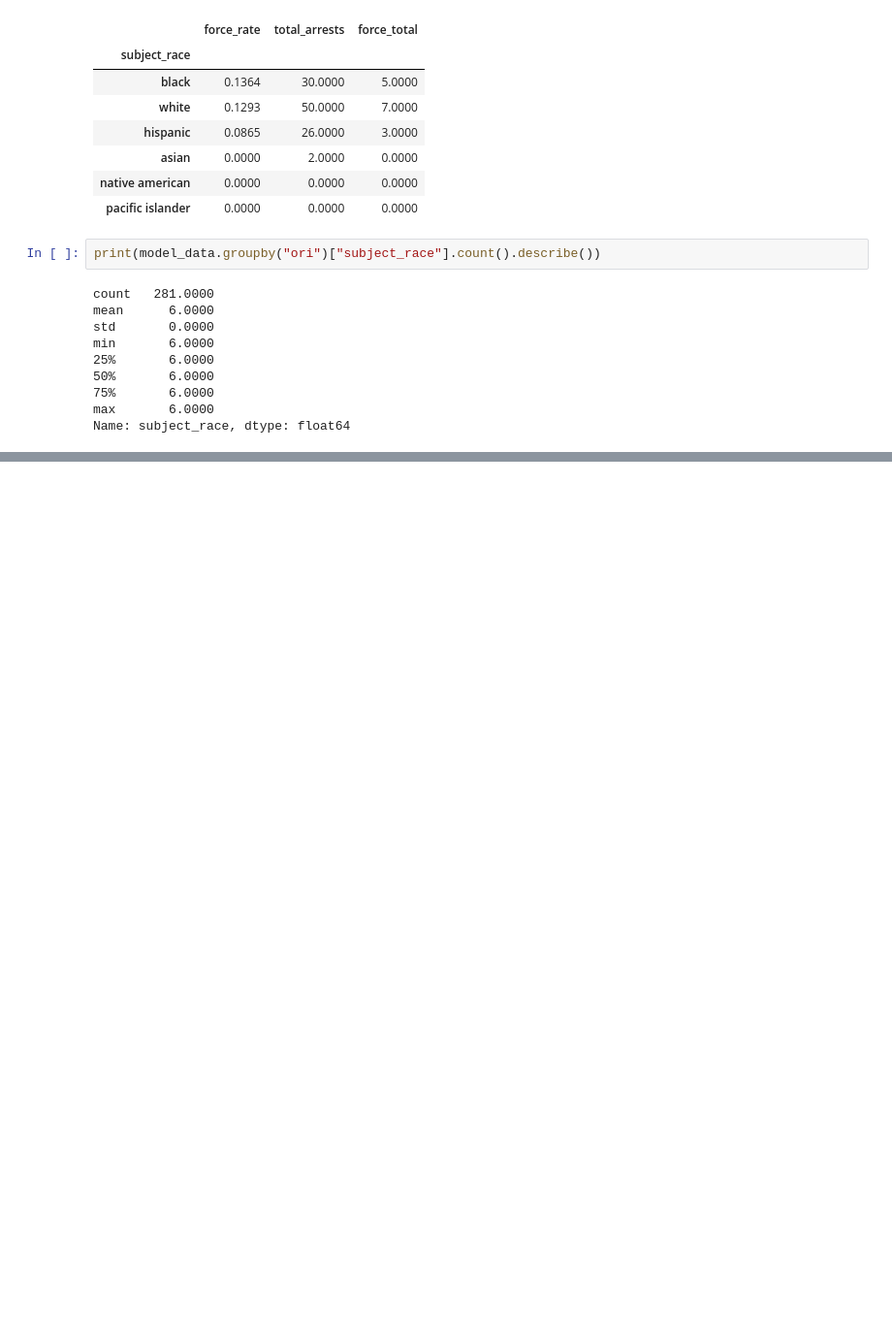
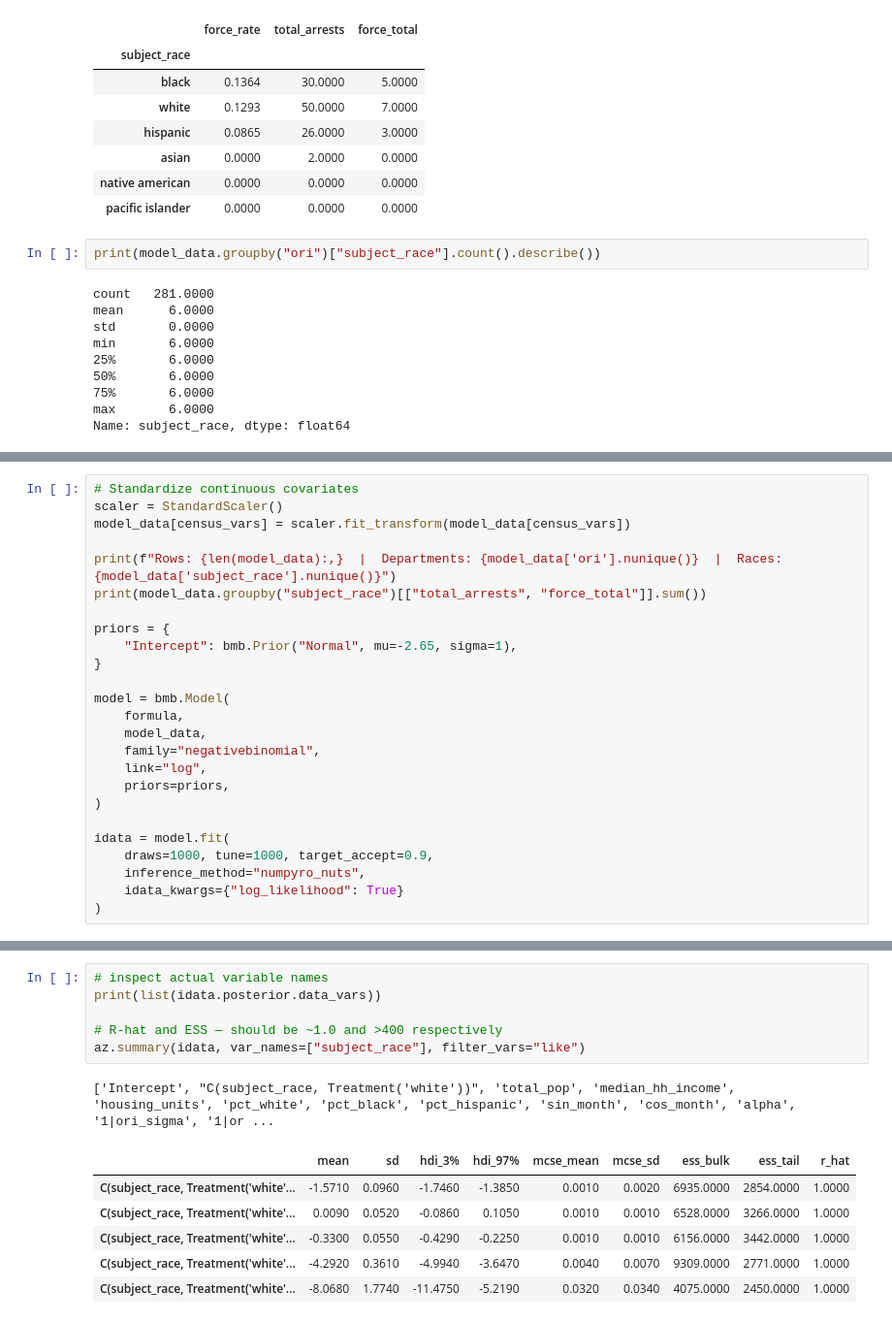
Before and after one commit to kzwang1729/UOFAnalysis, a Jupyter notebook: final_dataset_model.ipynb, the cells around one changed output, grey strips where cells are left out. Shown at 97% size. Saved outputs shown, nothing was run; the diff lists cells and outputs as text; blank space fills up the shorter version.

```diff
--- a/final_dataset_model.ipynb
+++ b/final_dataset_model.ipynb
@@ -470,0 +508,25 @@ print(f"\nObserved total:     {model_data['force_total'].sum():,.0f}")
+# %%
+# Standardize continuous covariates
+scaler = StandardScaler()
+model_data[census_vars] = scaler.fit_transform(model_data[census_vars])
+
+print(f"Rows: {len(model_data):,}  |  Departments: {model_data['ori'].nunique()}  |  Races: {model_data['subject_race'].nunique()}")
+print(model_data.groupby("subject_race")[["total_arrests", "force_total"]].sum())
+
+priors = {
+    "Intercept": bmb.Prior("Normal", mu=-2.65, sigma=1),
+}
+
+model = bmb.Model(
+    formula,
+    model_data,
+    family="negativebinomial",
+    link="log",
+    priors=priors,
+)
+
+idata = model.fit(
+    draws=1000, tune=1000, target_accept=0.9,
+    inference_method="numpyro_nuts",
+    idata_kwargs={"log_likelihood": True}
+)
@@ -470,0 +561,14 @@ print(f"\nObserved total:     {model_data['force_total'].sum():,.0f}")
+# %%
+# inspect actual variable names
+print(list(idata.posterior.data_vars))
+
+# R-hat and ESS — should be ~1.0 and >400 respectively
+az.summary(idata, var_names=["subject_race"], filter_vars="like")
+# %% [output]
+['Intercept', "C(subject_race, Treatment('white'))", 'total_pop', 'median_hh_income', 'housing_units', 'pct_white', 'pct_black', 'pct_hispanic', 'sin_month', 'cos_month', 'alpha', '1|ori_sigma', '1|or ...
+|  | mean | sd | hdi_3% | hdi_97% | mcse_mean | mcse_sd | ess_bulk | ess_tail | r_hat |
+| C(subject_race, Treatment('white'... | -1.5710 | 0.0960 | -1.7460 | -1.3850 | 0.0010 | 0.0020 | 6935.0000 | 2854.0000 | 1.0000 |
+| C(subject_race, Treatment('white'... | 0.0090 | 0.0520 | -0.0860 | 0.1050 | 0.0010 | 0.0010 | 6528.0000 | 3266.0000 | 1.0000 |
+| C(subject_race, Treatment('white'... | -0.3300 | 0.0550 | -0.4290 | -0.2250 | 0.0010 | 0.0010 | 6156.0000 | 3442.0000 | 1.0000 |
+| C(subject_race, Treatment('white'... | -4.2920 | 0.3610 | -4.9940 | -3.6470 | 0.0040 | 0.0070 | 9309.0000 | 2771.0000 | 1.0000 |
+| C(subject_race, Treatment('white'... | -8.0680 | 1.7740 | -11.4750 | -5.2190 | 0.0320 | 0.0340 | 4075.0000 | 2450.0000 | 1.0000 |
```
Also changed, not shown: parts of 16 cells of this notebook, 2 other files.
